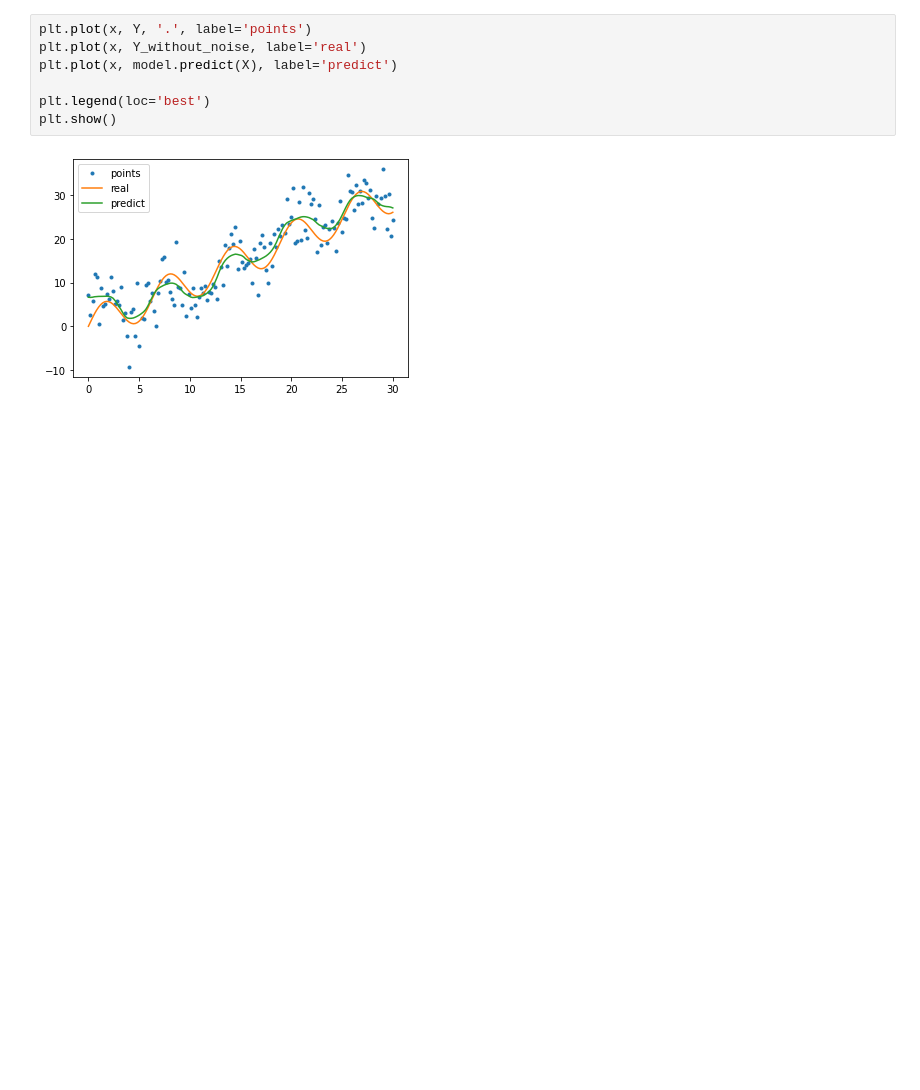
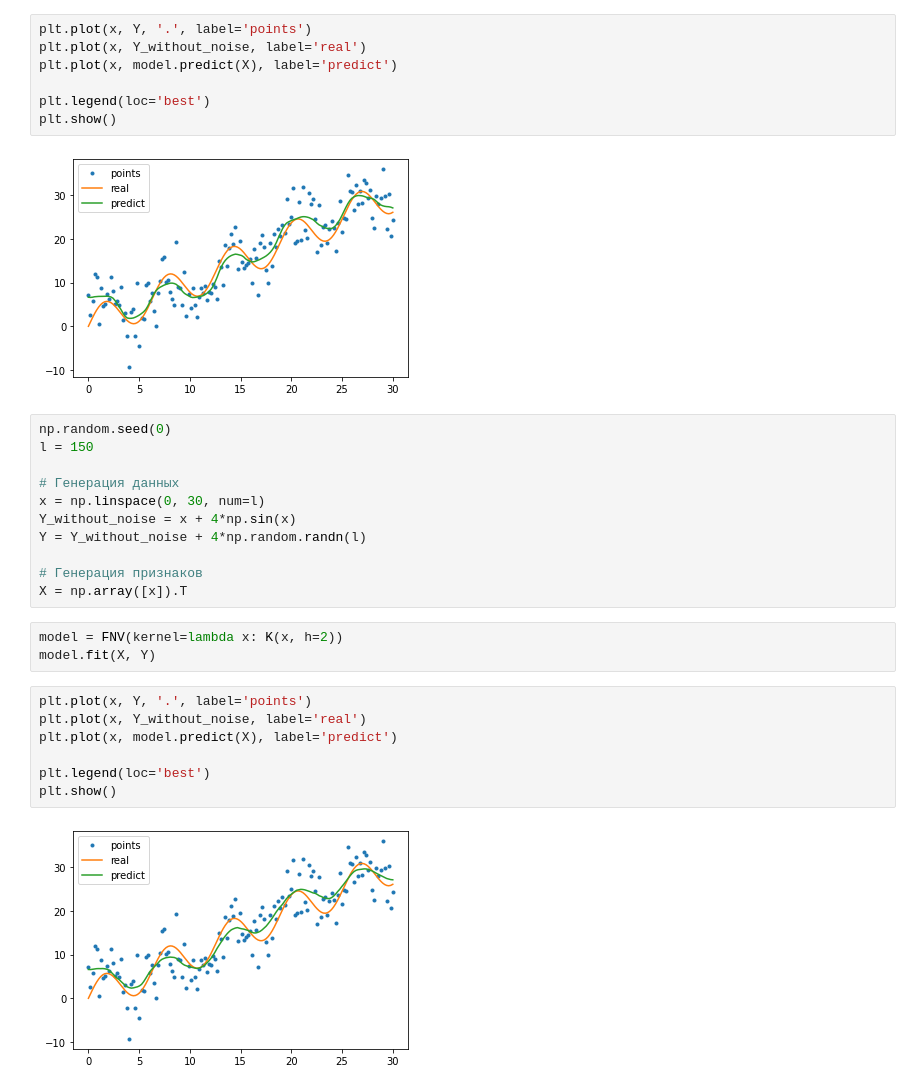
Before and after one commit to andriygav/MachineLearningSeminars, a Jupyter notebook: sem4/main.ipynb, the cells around one changed output. Saved outputs shown, nothing was run; the diff lists cells and outputs as text; blank space fills up the shorter version.

```diff
--- a/sem4/main.ipynb
+++ b/sem4/main.ipynb
@@ -400,3 +400,26 @@ plt.legend(loc='best')
 plt.show()
 # %% [output]
 [figure]
+# %%
+np.random.seed(0)
+l = 150
+
+# Генерация данных
+x = np.linspace(0, 30, num=l)
+Y_without_noise = x + 4*np.sin(x)
+Y = Y_without_noise + 4*np.random.randn(l)
+
+# Генерация признаков
+X = np.array([x]).T
+# %%
+model = FNV(kernel=lambda x: K(x, h=2))
+model.fit(X, Y)
+# %%
+plt.plot(x, Y, '.', label='points')
+plt.plot(x, Y_without_noise, label='real')
+plt.plot(x, model.predict(X), label='predict')
+
+plt.legend(loc='best')
+plt.show()
+# %% [output]
+[figure, added]
```
Also changed, not shown: 1 other file.
